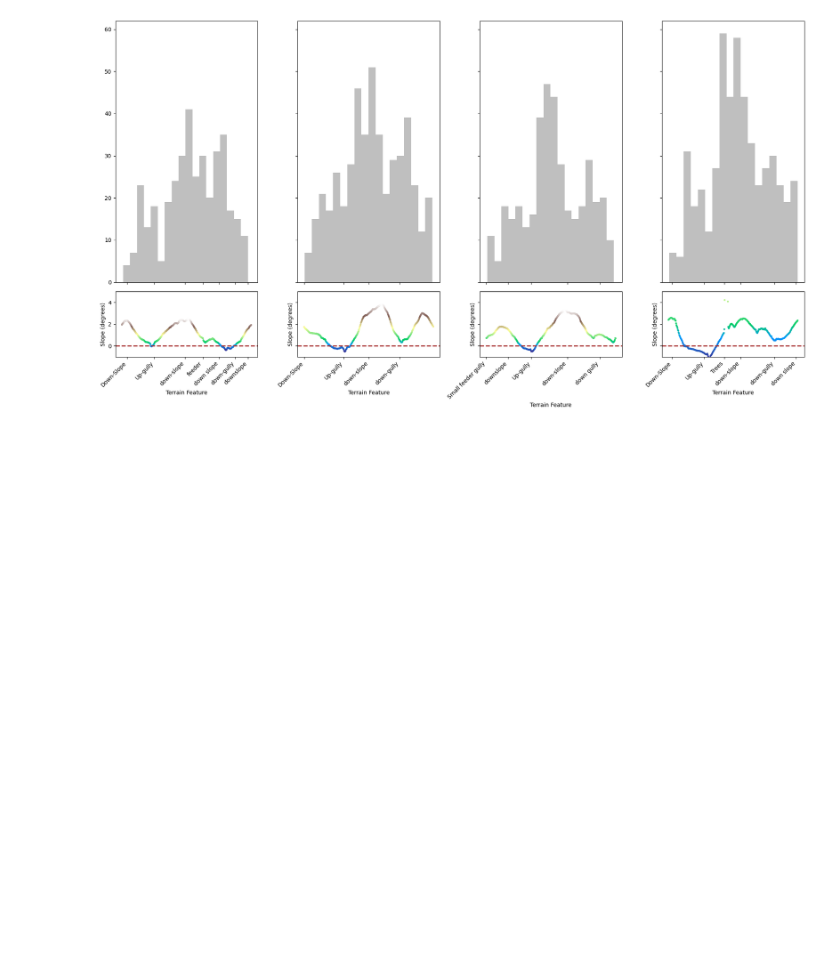
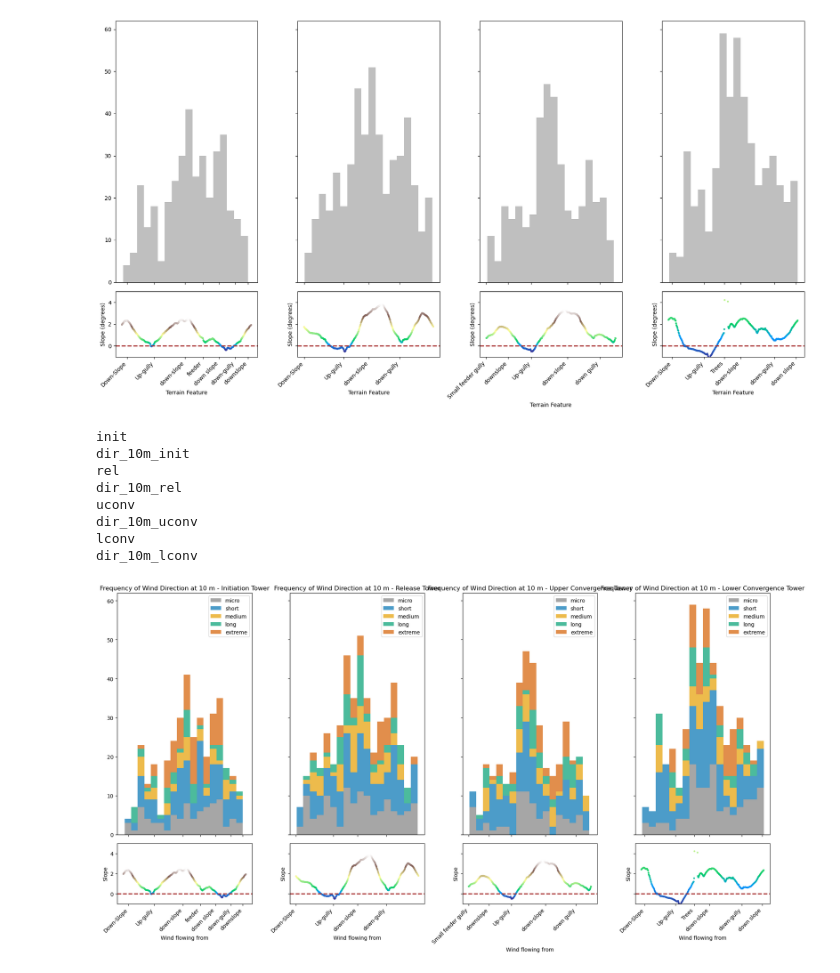
Before and after one commit to marositesUSC/SAVANT, a Jupyter notebook: topography.ipynb, the cells around one changed output. Cells and saved outputs as stored; diff of their text form; code cells hidden in the pictures; blank space fills up the shorter version.

```diff
--- a/topography.ipynb
+++ b/topography.ipynb
@@ -916,5 +916,66 @@ dir_10m_uconv
 lconv
 dir_10m_lconv
 [figure]
+# %%
+inv_classes = ['micro', 'short', 'medium', 'long', 'extreme']
+
+# plot two rows of subplots
+# Use the gridspec_kw argument to specify the height ratio of the rows
+fig, axes = plt.subplots(
+    2, 4, figsize=(18, 10), sharex='col', sharey='row',
+    gridspec_kw={'height_ratios': [1, 0.25]}
+)
+
+for ax, tower_key in zip(axes[0], towers.keys()):
+    print(tower_key)
+    dir_col = [col for col in invdf.columns if tower_key[:-1] in col.lower() and 'dir_10m' in col.lower()][0]
+    print(dir_col)
+    x = []
+    for inv_class in inv_classes:
+        x.append(invdf[(invdf['Inv location'].str.lower().str.contains(tower_key[:-1])) & (invdf['Inv Class'].str.lower() == inv_class)][dir_col])
+        # ax.hist(invdf[(invdf['Inv location'].str.lower().str.contains(tower_key[:-1])) & (invdf['Inv Class'].str.lower() == inv_class)][dir_col]
+        #         , histtype='bar', stacked=True, bins=18, alpha=0.7, label=inv_class)
+    ax.hist(x, histtype='bar', stacked=True, bins=18, alpha=0.7, label=inv_classes, color=colors)
+    ax.set_title(f'Frequency of Wind Direction at 10 m - {towers[tower_key]["label"]}')
+    ax.legend()
+    # ax.hist(invdf[invdf['Inv location'].str.lower().str.contains(tower_key[:-1])][dir_col], bins=18, color='grey', alpha=0.5, label='All Inversions')
+
+
+for ax, tower_key in zip(axes[1], towers.keys()):
+    # Filter the DataFrame for the current tower
+    tower_points = elevation_points[elevation_points['tower'] == tower_key]
+
+    # Use ax.scatter to plot the points, mapping the color to 'delta_elevation'
+    # The 's' argument controls the size of the markers
+    # The 'c' argument provides the data for the colormap
+    sc = ax.scatter(tower_points['bearing'], tower_points['slope_degrees'],
+                    s=5, c=tower_points['slope_degrees'], cmap='terrain')
+
+    # ax.set_title(towers[tower_key]['label'])
+    ax.set_xlabel('Wind flowing from')
+    ax.set_ylabel('Slope')
+    ax.set_ylim(-1, 5)
+    ax.axhline(y=0, color='brown', linestyle='--', linewidth=2)
+
+    # # Create a dummy legend for the tower line, as scatter doesn't have a label argument
+    # ax.plot([], [], label=tower_key, color='black')
+    # ax.legend()
+
+    # Set custom cardinal ticks and labels
+    if tower_key in tower_dir_labels:
+        ax.set_xticks(tower_dir_labels[tower_key]['cardinal_ticks'])
+        ax.set_xticklabels(tower_dir_labels[tower_key]['cardinal_labels'], rotation=45, ha='right')
+plt.tight_layout()
+plt.show()
+# %% [output]
+init
+dir_10m_init
+rel
+dir_10m_rel
+uconv
+dir_10m_uconv
+lconv
+dir_10m_lconv
+[figure, added]
 # %%
 inv_classes = ['micro', 'short', 'medium', 'long', 'extreme']
```
Also changed, not shown: parts of 4 cells of this notebook.
